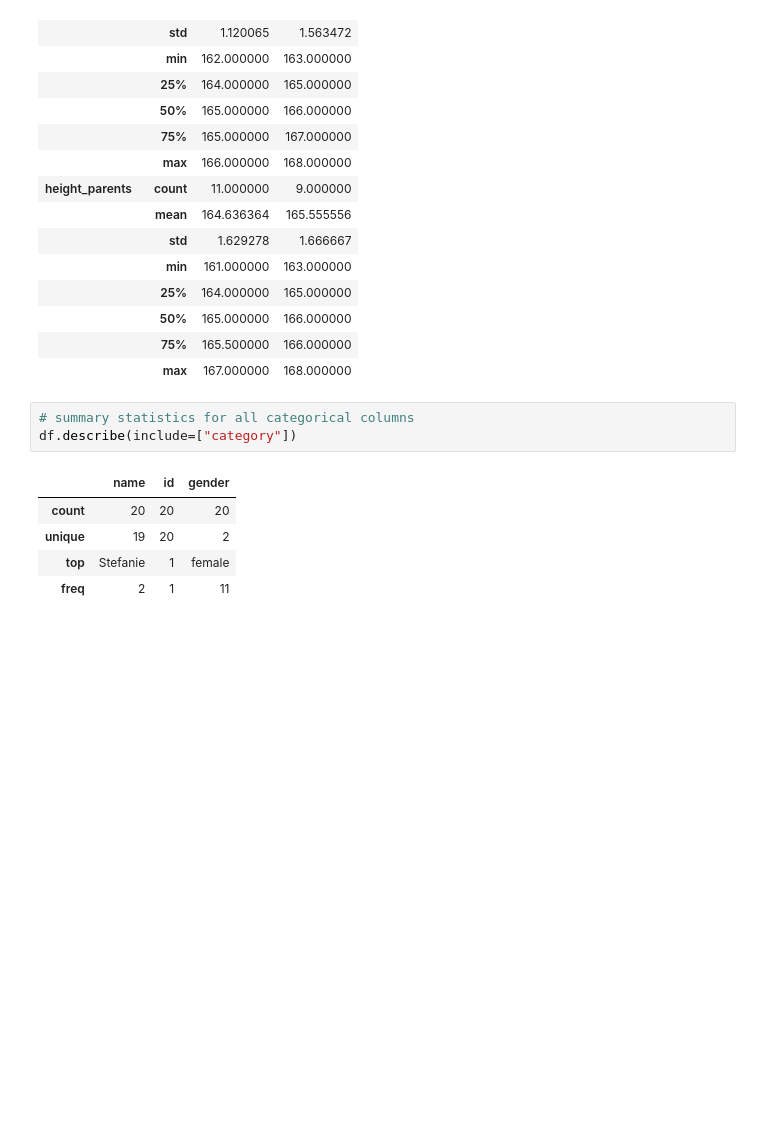
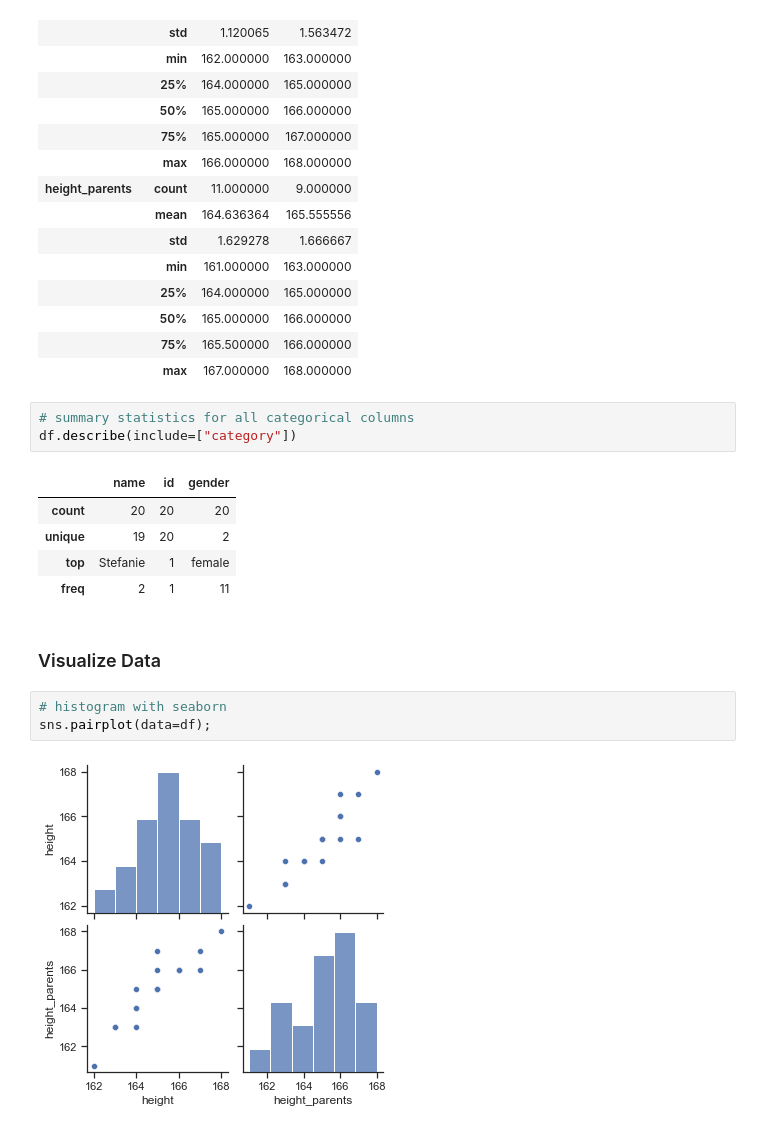
Before and after one commit to lenabinder1001/linear-regression, a Jupyter notebook: notebooks/linear-regression.ipynb, the cells around one changed output. Saved outputs shown, nothing was run; the diff lists cells and outputs as text; blank space fills up the shorter version.

Commit message:
visualized data

```diff
--- a/notebooks/linear-regression.ipynb
+++ b/notebooks/linear-regression.ipynb
@@ -129,3 +129,10 @@ df.describe(include=["category"])
 | unique | 19 | 20 | 2 |
 | top | Stefanie | 1 | female |
 | freq | 2 | 1 | 11 |
+# %% [markdown]
+### Visualize Data
+# %%
+# histogram with seaborn
+sns.pairplot(data=df);
+# %% [output]
+[figure, added]
```
Also changed, not shown: parts of 4 cells of this notebook.
